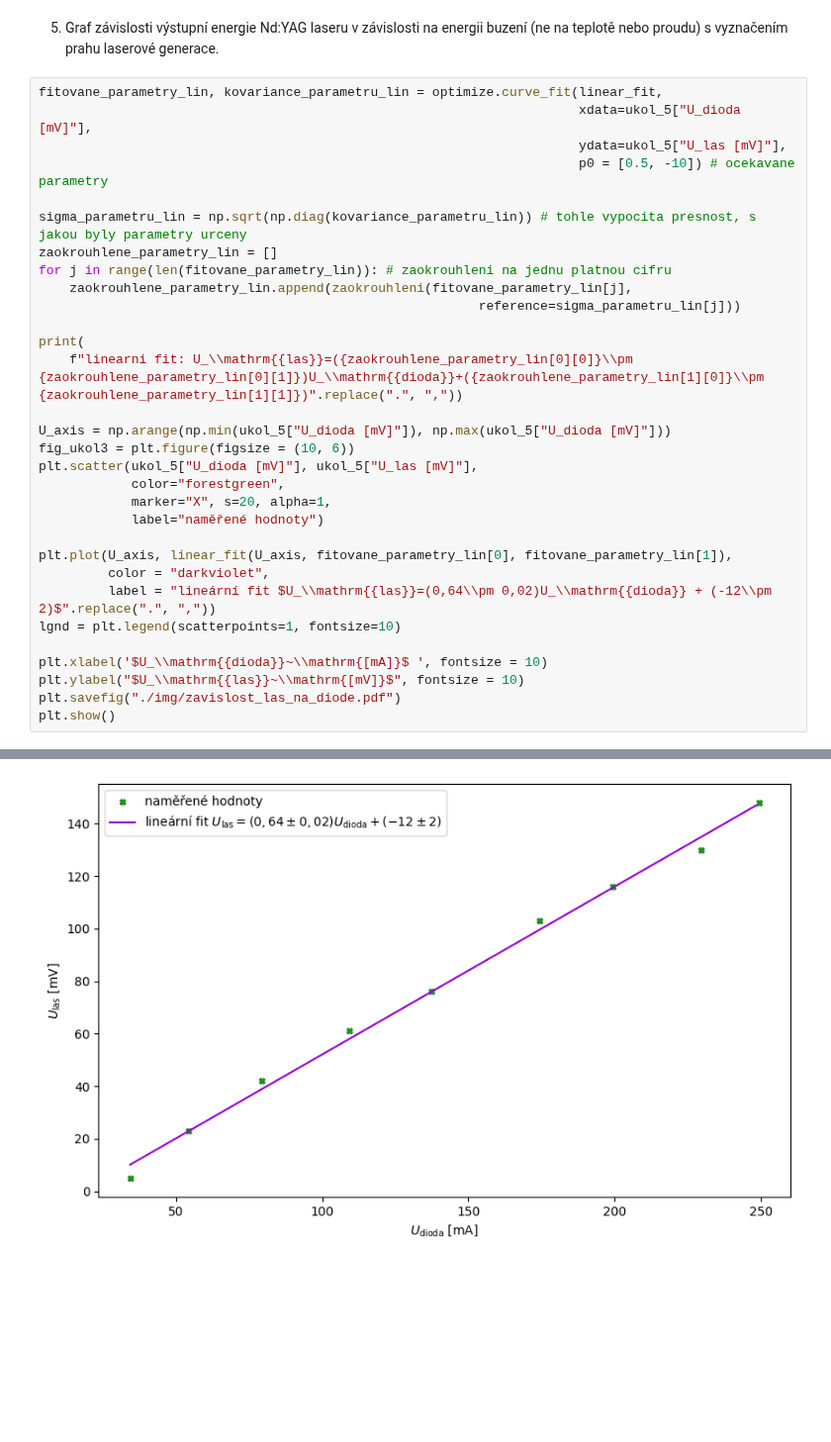
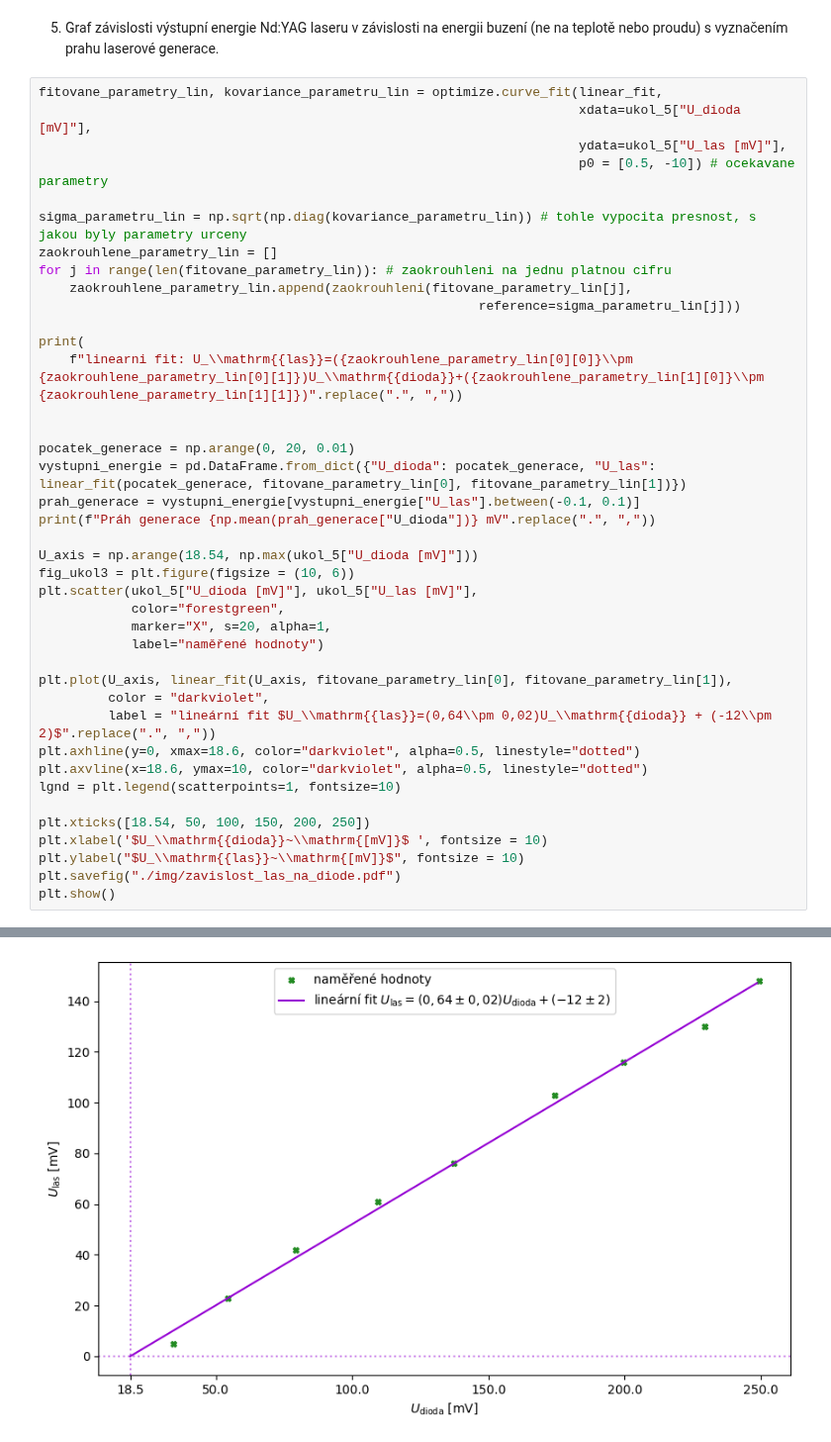
Before and after one commit to omikron-ceti/ZPLT, a Jupyter notebook: uloha_02/data_02/data_02.ipynb, the cells around one changed output, grey strips where cells are left out. Shown at 99% size. Cells and saved outputs as stored; diff of their text form; blank space fills up the shorter version.

Commit message:
uloha_02: Práh generace

```diff
--- a/uloha_02/data_02/data_02.ipynb
+++ b/uloha_02/data_02/data_02.ipynb
@@ -226,7 +226,13 @@ for j in range(len(fitovane_parametry_lin)): # zaokrouhleni na jednu platnou cif
 print(
     f"linearni fit: U_\\mathrm{{las}}=({zaokrouhlene_parametry_lin[0][0]}\\pm {zaokrouhlene_parametry_lin[0][1]})U_\\mathrm{{dioda}}+({zaokrouhlene_parametry_lin[1][0]}\\pm {zaokrouhlene_parametry_lin[1][1]})".replace(".", ","))
 
-U_axis = np.arange(np.min(ukol_5["U_dioda [mV]"]), np.max(ukol_5["U_dioda [mV]"]))
+
+pocatek_generace = np.arange(0, 20, 0.01)
+vystupni_energie = pd.DataFrame.from_dict({"U_dioda": pocatek_generace, "U_las": linear_fit(pocatek_generace, fitovane_parametry_lin[0], fitovane_parametry_lin[1])})
+prah_generace = vystupni_energie[vystupni_energie["U_las"].between(-0.1, 0.1)]
+print(f"Práh generace {np.mean(prah_generace["U_dioda"])} mV".replace(".", ","))
+
+U_axis = np.arange(18.54, np.max(ukol_5["U_dioda [mV]"]))
 fig_ukol3 = plt.figure(figsize = (10, 6))
 plt.scatter(ukol_5["U_dioda [mV]"], ukol_5["U_las [mV]"],
             color="forestgreen",
@@ -236,9 +242,12 @@ plt.scatter(ukol_5["U_dioda [mV]"], ukol_5["U_las [mV]"],
 plt.plot(U_axis, linear_fit(U_axis, fitovane_parametry_lin[0], fitovane_parametry_lin[1]),
          color = "darkviolet",
          label = "lineární fit $U_\\mathrm{{las}}=(0,64\\pm 0,02)U_\\mathrm{{dioda}} + (-12\\pm 2)$".replace(".", ","))
+plt.axhline(y=0, xmax=18.6, color="darkviolet", alpha=0.5, linestyle="dotted")
+plt.axvline(x=18.6, ymax=10, color="darkviolet", alpha=0.5, linestyle="dotted")
 lgnd = plt.legend(scatterpoints=1, fontsize=10)
 
-plt.xlabel('$U_\\mathrm{{dioda}}~\\mathrm{[mA]}$ ', fontsize = 10)
+plt.xticks([18.54, 50, 100, 150, 200, 250])
+plt.xlabel('$U_\\mathrm{{dioda}}~\\mathrm{[mV]}$ ', fontsize = 10)
 plt.ylabel("$U_\\mathrm{{las}}~\\mathrm{[mV]}$", fontsize = 10)
 plt.savefig("./img/zavislost_las_na_diode.pdf")
 plt.show()
@@ -247 +257 @@ linearni fit: U_\mathrm{las}=(0,64\pm 0,02)U_\mathrm{dioda}+(-12\pm 2)
-[figure, old version]
+[figure, new version]
```
Also changed, not shown: parts of 1 cell of this notebook, 5 other files.
